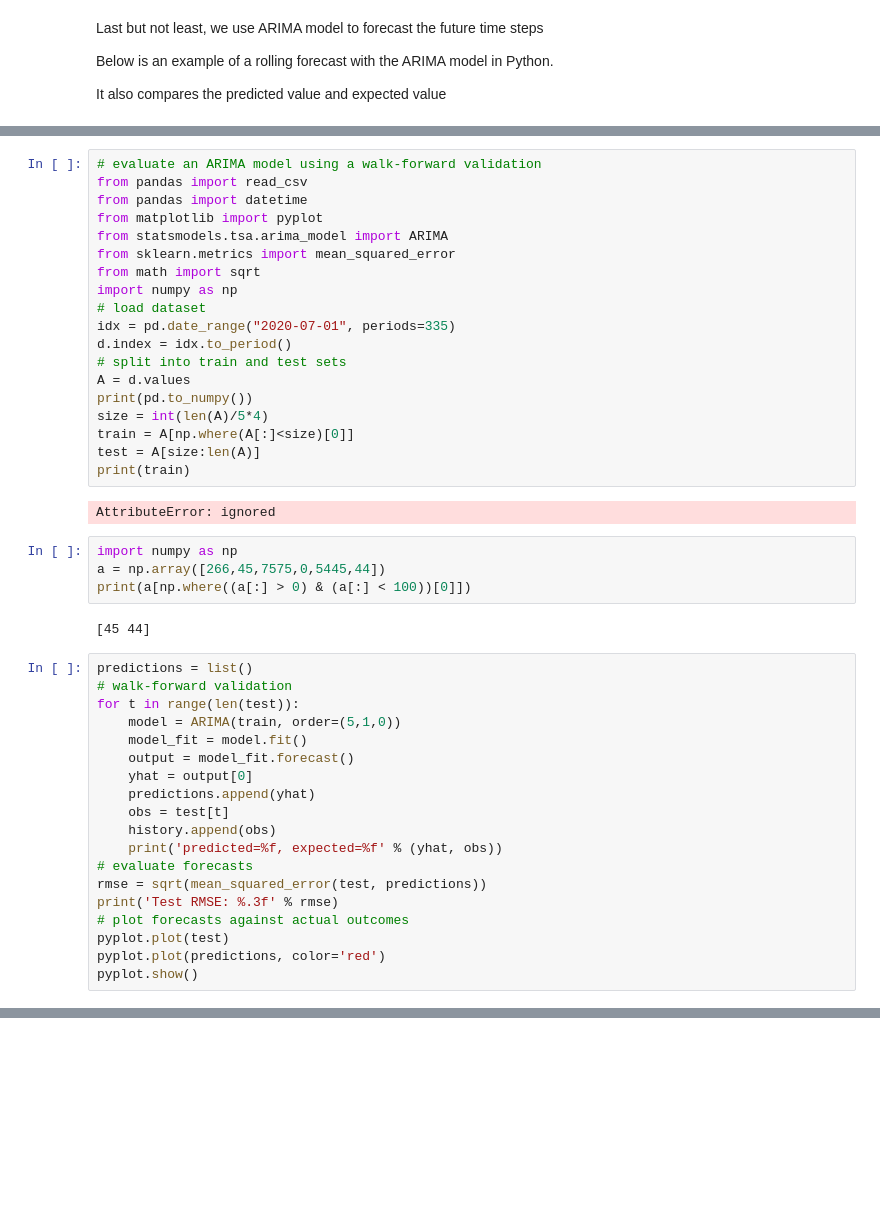
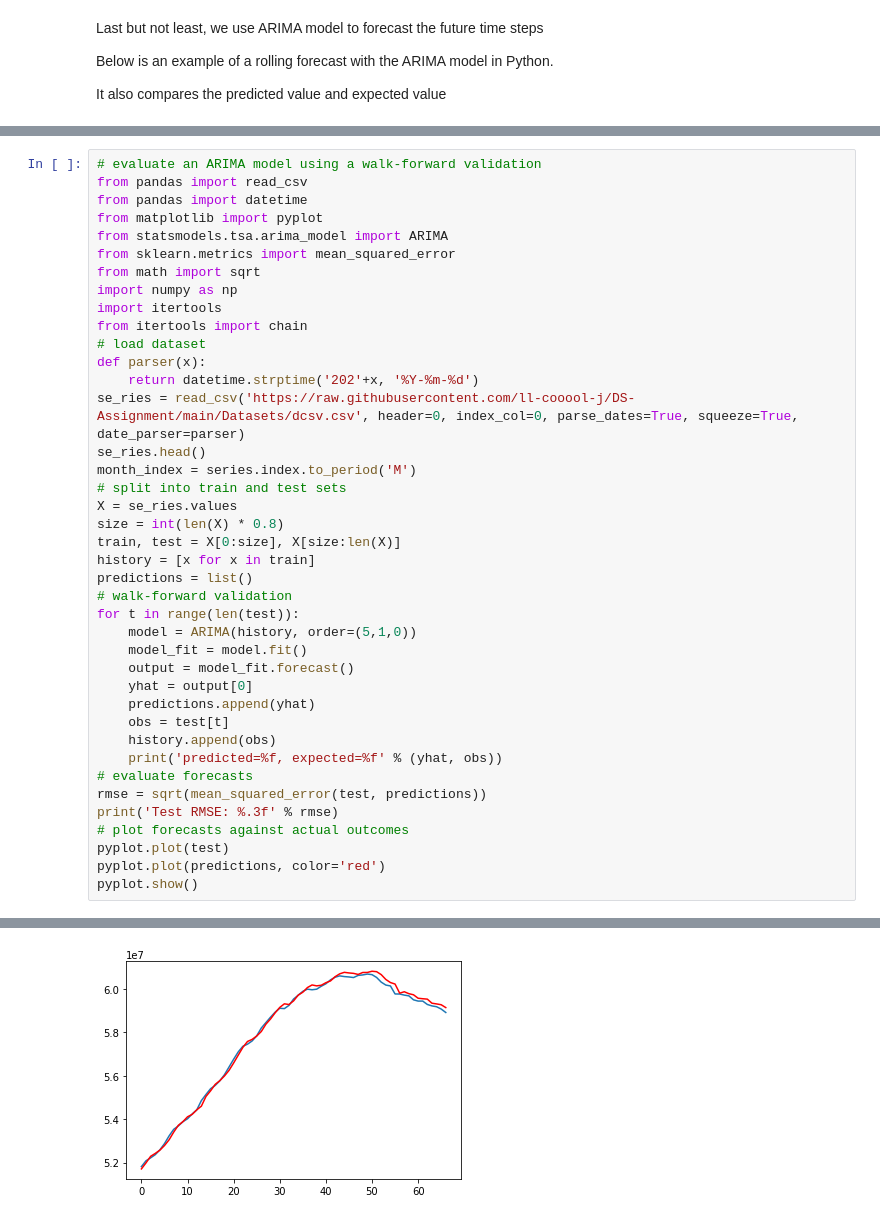
Before and after one commit to oddeyemotion/DS-Assignment, a Jupyter notebook: Copy_of_arima_forecasting.ipynb, the cells around one changed output, grey strips where cells are left out. Saved outputs shown, nothing was run; the diff lists cells and outputs as text; blank space fills up the shorter version.

```diff
--- a/Copy_of_arima_forecasting.ipynb
+++ b/Copy_of_arima_forecasting.ipynb
@@ -122,35 +120,29 @@ d=f.drop(columns=['Confirmed', 'Deaths', 'Recovered'])
-# %%
-# evaluate an ARIMA model using a walk-forward validation
-from pandas import read_csv
-from pandas import datetime
-from matplotlib import pyplot
-from statsmodels.tsa.arima_model import ARIMA
-from sklearn.metrics import mean_squared_error
-from math import sqrt
-import numpy as np
-# load dataset
-idx = pd.date_range("2020-07-01", periods=335)
-d.index = idx.to_period()
-# split into train and test sets
-A = d.values
-print(pd.to_numpy())
-size = int(len(A)/5*4)
-train = A[np.where(A[:]<size)[0]]
-test = A[size:len(A)]
-print(train)
-# %% [output]
-AttributeError: ignored
-# %%
-import numpy as np
-a = np.array([266,45,7575,0,5445,44])
-print(a[np.where((a[:] > 0) & (a[:] < 100))[0]])
-# %% [output]
-[45 44]
 # %%
+# evaluate an ARIMA model using a walk-forward validation
+from pandas import read_csv
+from pandas import datetime
+from matplotlib import pyplot
+from statsmodels.tsa.arima_model import ARIMA
+from sklearn.metrics import mean_squared_error
+from math import sqrt
+import numpy as np
+import itertools
+from itertools import chain
+# load dataset
+def parser(x):
+	return datetime.strptime('202'+x, '%Y-%m-%d')
+se_ries = read_csv('https://raw.githubusercontent.com/ll-cooool-j/DS-Assignment/main/Datasets/dcsv.csv', header=0, index_col=0, parse_dates=True, squeeze=True, date_parser=parser)
+se_ries.head()
+month_index = series.index.to_period('M')
+# split into train and test sets
+X = se_ries.values
+size = int(len(X) * 0.8)
+train, test = X[0:size], X[size:len(X)]
+history = [x for x in train]
 predictions = list()
 # walk-forward validation
 for t in range(len(test)):
-	model = ARIMA(train, order=(5,1,0))
+	model = ARIMA(history, order=(5,1,0))
 	model_fit = model.fit()
 	output = model_fit.forecast()
 	yhat = output[0]
@@ -165,3 +157,4 @@ print('Test RMSE: %.3f' % rmse)
 pyplot.plot(test)
 pyplot.plot(predictions, color='red')
 pyplot.show()
+# %% [output]
@@ -167,0 +178 @@ pyplot.show()
+[figure, added]
```
Also changed, not shown: parts of 6 cells of this notebook.
